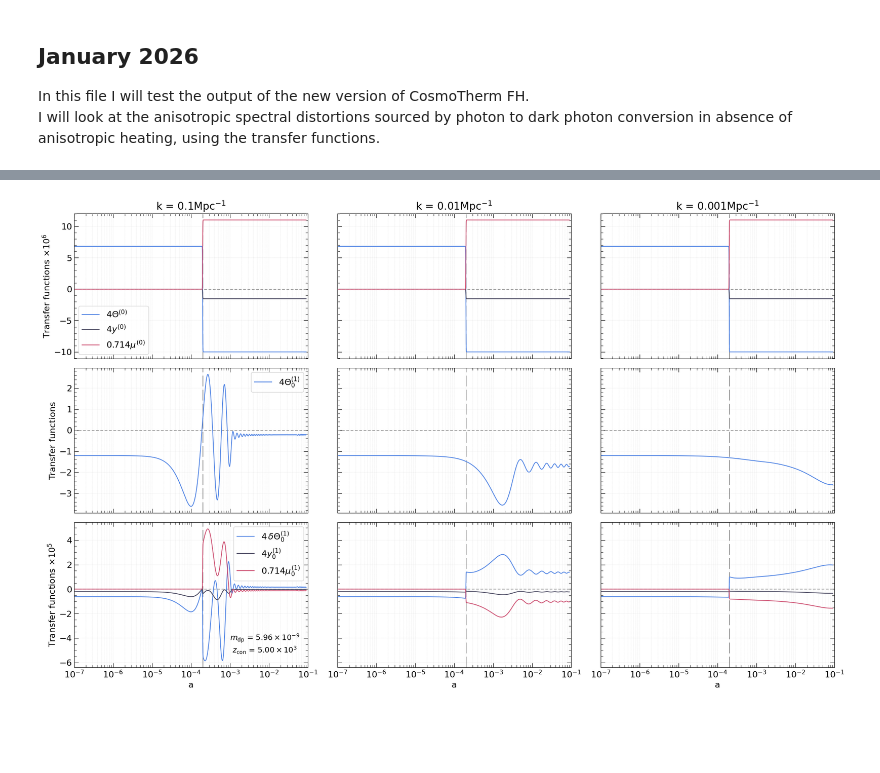
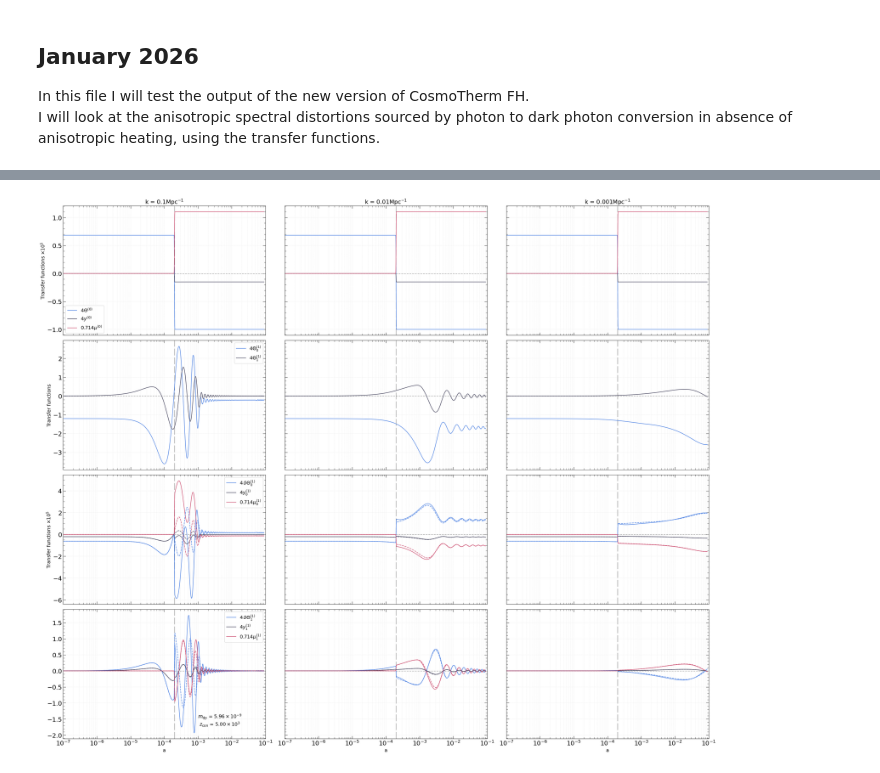
Before and after one commit to Sareva00/Photon_conversion, a Jupyter notebook: transfer_functions.ipynb, the cells around one changed output, grey strips where cells are left out. Saved outputs shown, nothing was run; the diff lists cells and outputs as text; code cells hidden in the pictures; blank space fills up the shorter version.

```diff
--- a/transfer_functions.ipynb
+++ b/transfer_functions.ipynb
@@ -214,20 +290,21 @@ theta_2 = []
 y_2 = []
 mu_2 = []
 a_2 = []
+dtheta_2 = []
 
 for kv in kv_values:
-    zt, th, yy, m = extract_state_scattering_basis("../Data/Dark-photons/output_dp_ell/outputs-dp1.2_ph/batch/FH/yn_T_aniso_system/", ell, 150, kv )
+    zt, th, yy, m, dth = extract_state_scattering_basis("../Data/Dark-photons/output_dp_ell/outputs-dp1.2_ph/batch/FH/yn_T_aniso_system/", ell, 150, kv )
 
-    #zt, th, yy, m = extract_state_scattering_basis("../Data/Dark-photons/dp-aniso1.2/", ell, kv )
-    #zt, th, yy, m = extract_state_scattering_basis("../Data/Dark-photons/output_dp_tfph2/outputs-dp1.2_ph/batch/FH/yn_T_aniso_system/", ell, 150, kv )
+    #zt, th, yy, m, dth = extract_state_scattering_basis("../Data/Dark-photons/dp-aniso1.2/", ell, kv )
+    #zt, th, yy, m, dth = extract_state_scattering_basis("../Data/Dark-photons/output_dp_tfph2/outputs-dp1.2_ph/batch/FH/yn_T_aniso_system/", ell, 150, kv )
 
     theta_2.append(th)
     y_2.append(yy)
     mu_2.append(m)
     a_2.append(zt)
+    dtheta_2.append(dth)
 # %%
-zcon = 5.0e4
 m_dp = 1.9531e-07
 
-plot_transfer_functions(a_2, theta_2, y_2, mu_2, colors, zcon, m_dp)
+plot_transfer_functions(a_2, theta_2, dtheta_2, y_2, mu_2, colors, zcon[2], m_dp, dtheta_tc2, y_tc2, mu_tc2)
 # %% [output]
@@ -235,3 +312,17 @@ plot_transfer_functions(a_2, theta_2, y_2, mu_2, colors, zcon, m_dp)
+# %%
+z3 = []
+display_javascripttheta_tc3 = []
+y_tc3 = []
+mu_tc3 = []
+dtheta_tc3 = []
+
+
+for kv in kv_values:
+    z3, _theta, _y, _mu = extract_tightcoupling_approx("../Data/Dark-photons/outputs_dp_tc/outputs-dp1.3_ph",ell,150,kv )
+
+    dtheta_tc3.append(_theta)
+    y_tc3.append(_y)
+    mu_tc3.append(_mu)
 # %%
 
 
@@ -239,21 +330,22 @@ theta_3 = []
 y_3 = []
 mu_3 = []
 a_3 = []
+dtheta_3 = []
 
 for kv in kv_values:
-    #zt, th, yy, m = extract_state_scattering_basis("../Data/Dark-photons/dp-aniso1.3/", ell, kv )
-    #zt, th, yy, m = extract_state_scattering_basis("../Data/Dark-photons/output_dp_tfph2/outputs-dp1.3_ph/batch/FH/yn_T_aniso_system", ell, 150, kv )
-    zt, th, yy, m = extract_state_scattering_basis("../Data/Dark-photons/output_dp_ell/outputs-dp1.3_ph/batch/FH/yn_T_aniso_system", ell, 150, kv )
+    #zt, th, yy, m, dth = extract_state_scattering_basis("../Data/Dark-photons/dp-aniso1.3/", ell, kv )
+    #zt, th, yy, m, dth = extract_state_scattering_basis("../Data/Dark-photons/output_dp_tfph2/outputs-dp1.3_ph/batch/FH/yn_T_aniso_system", ell, 150, kv )
+    zt, th, yy, m, dth = extract_state_scattering_basis("../Data/Dark-photons/output_dp_ell/outputs-dp1.3_ph/batch/FH/yn_T_aniso_system", ell, 150, kv )
 
 
     theta_3.append(th)
     y_3.append(yy)
     mu_3.append(m)
     a_3.append(zt)
+    dtheta_3.append(dth)
 # %%
-zcon = 5.0e3
 m_dp = 5.9625e-09
 
-plot_transfer_functions(a_3, theta_3, y_3, mu_3, colors, zcon, m_dp)
+plot_transfer_functions(a_3, theta_3, dtheta_3, y_3, mu_3, colors, zcon[3], m_dp, dtheta_tc3, y_tc3, mu_tc3)
 # %% [output]
-[figure, old version]
+[figure, new version]
```
Also changed, not shown: parts of 14 cells of this notebook, 2 other files.
